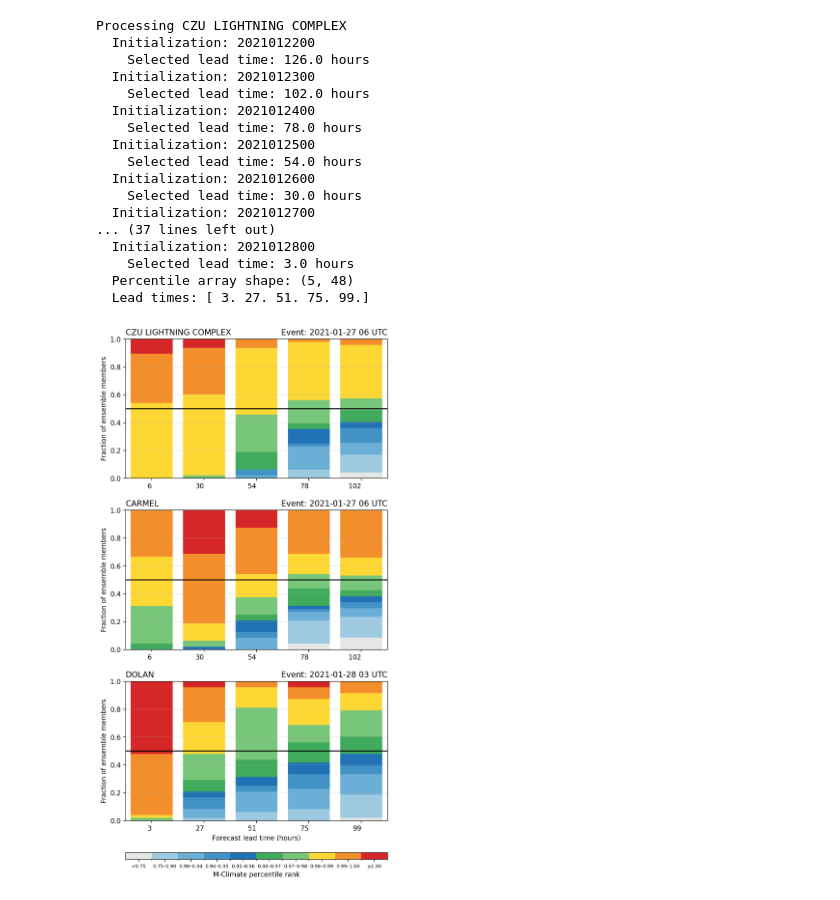
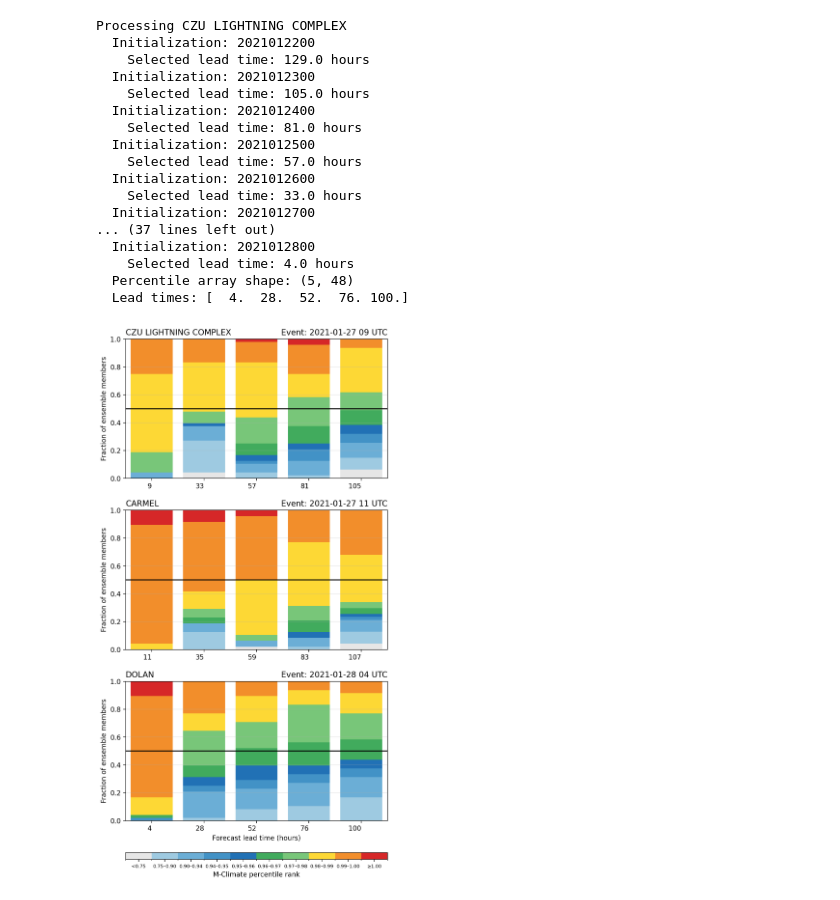
Before and after one commit to dlnash/wwrf_mclimate_comparison, a Jupyter notebook: Ensemble_Meteograms_Mclimate.ipynb, the cells around one changed output. Cells and saved outputs as stored; diff of their text form; code cells hidden in the pictures.

```diff
--- a/Ensemble_Meteograms_Mclimate.ipynb
+++ b/Ensemble_Meteograms_Mclimate.ipynb
@@ -13,9 +13,9 @@ from matplotlib.colorbar import Colorbar
 # ---------------------------------------------------------
 
 event_dates = [
-    "2021012706",  # CZU
-    "2021012706",  # Carmel
-    "2021012803"   # Dolan
+    "2021012709",  # CZU
+    "2021012711",  # Carmel
+    "2021012804"   # Dolan
 ]
 
 burnscar_names = [
@@ -442,9 +442,9 @@ from matplotlib.colorbar import Colorbar
 # ---------------------------------------------------------
 
 event_dates = [
-    "2021012706",  # CZU
-    "2021012706",  # Carmel
-    "2021012803"   # Dolan
+    "2021012709",  # CZU
+    "2021012711",  # Carmel
+    "2021012804"   # Dolan
 ]
 
 burnscar_names = [
@@ -774,38 +774,38 @@ cb.set_label("M-Climate percentile rank")
 # ---------------------------------------------------------
 # Save figure
 # ---------------------------------------------------------
 
 os.makedirs("output/figs", exist_ok=True)
 
 fname = (
     "output/figs/"
     "top_panel_ensemble_meteograms_burnscars_202101.png"
 )
 
 fig.savefig(
     fname,
     dpi=300,
     bbox_inches="tight",
     facecolor="white"
 )
 
 plt.show()
 # %% [output]
 Processing CZU LIGHTNING COMPLEX
   Initialization: 2021012200
-    Selected lead time: 126.0 hours
+    Selected lead time: 129.0 hours
   Initialization: 2021012300
-    Selected lead time: 102.0 hours
+    Selected lead time: 105.0 hours
   Initialization: 2021012400
-    Selected lead time: 78.0 hours
+    Selected lead time: 81.0 hours
   Initialization: 2021012500
-    Selected lead time: 54.0 hours
+    Selected lead time: 57.0 hours
   Initialization: 2021012600
-    Selected lead time: 30.0 hours
+    Selected lead time: 33.0 hours
   Initialization: 2021012700
 ... (37 lines left out)
   Initialization: 2021012800
-    Selected lead time: 3.0 hours
+    Selected lead time: 4.0 hours
   Percentile array shape: (5, 48)
-  Lead times: [ 3. 27. 51. 75. 99.]
+  Lead times: [  4.  28.  52.  76. 100.]
-[figure, old version]
+[figure, new version]
```
Also changed, not shown: parts of 1 cell of this notebook, 5 other files.
